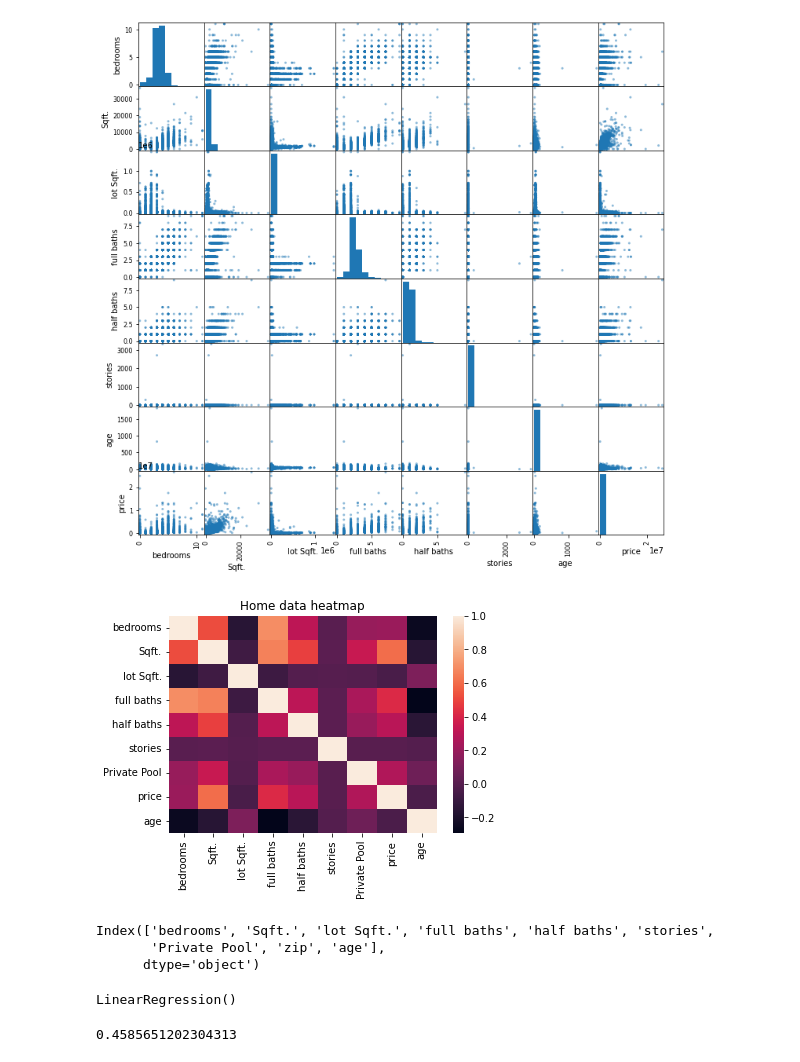
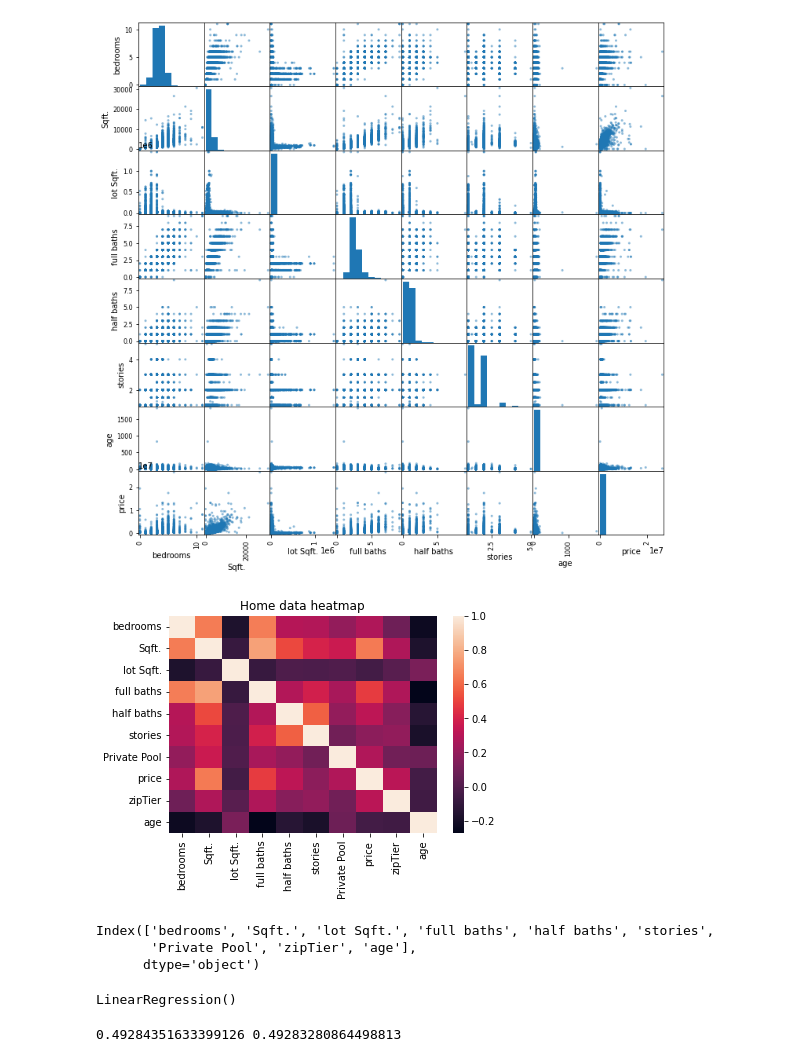
Before and after one commit to cgholt/data_portfolio, a Jupyter notebook: realestate_ml/models/lin_reg.ipynb, the cells around one changed output. Drawn from its saved outputs; the diff is of its cells as text; code cells hidden in the pictures.

```diff
--- a/realestate_ml/models/lin_reg.ipynb
+++ b/realestate_ml/models/lin_reg.ipynb
@@ -13,7 +13,7 @@ import pandas as pd
 import seaborn as sns
 import sklearn
 # %%
-data = pd.read_csv('C:\\Users\\corey\\Desktop\\git\\portfolio\\data_portfolio\\realestate_ml\\data\\houston_houses.csv')
+data = pd.read_csv('C:\\Users\\corey\\Desktop\\git\\portfolio\\data_portfolio\\realestate_ml\\data\\houston_houses_cleaned.csv')
 data = data.drop('Unnamed: 0', axis=1)
 data.head()
 # %% [output]
@@ -81,3 +62,15 @@ memory usage: 2.2+ MB
+# %%
+def reduceZip(df, how='median', bins=5):
+    """
+    Accepts: dataframe, number of bins and which stat to groupby
+    Returns: dataframe with new column categorizing zipcodes by price
+    """
+    zipGrouped = df[['zip', 'price']].groupby(['zip']).median() if how == 'median' else df.groupby(['zip']).mean()
+    zipGrouped['zipTier'] = pd.cut(zipGrouped['price'], bins=bins, labels=False)
+    zipGrouped = zipGrouped.drop(['price'], axis=1)
+    return df.merge(zipGrouped, how='left', on='zip')
+
+data = reduceZip(data)
 # %%
 # Convert year built to "age" of home
 
@@ -94,10 +87,10 @@ data.head()
 # %%
-cat_col = ['zip', 'Private Pool']
+cat_col = ['zip', 'Private Pool', 'zipTier']
 num_col = ['bedrooms', 'Sqft.', 'lot Sqft.', 'full baths', 'half baths', 'stories', 'age', 'price']
 scatter_matrix(data[num_col], figsize=(12, 12))
 plt.show()
 # %% [output]
-[figure, old version]
+[figure, new version]
 # %%
 corr = data.corr()
 
@@ -106,14 +99,14 @@ sns.heatmap(corr,
         yticklabels=corr.columns).set_title('Home data heatmap')
 plt.show()
 # %% [output]
-[figure, old version]
+[figure, new version]
 # %%
-X = data.drop('price', axis=1)
+X = data.drop(['price', 'zip'], axis=1)
 y = data['price']
 X_train, X_test, y_train, y_test = train_test_split(X, y, test_size=0.2, random_state=42)
 print(X.columns)
 # %% [output]
 Index(['bedrooms', 'Sqft.', 'lot Sqft.', 'full baths', 'half baths', 'stories',
-       'Private Pool', 'zip', 'age'],
+       'Private Pool', 'zipTier', 'age'],
       dtype='object')
 # %%
@@ -136,11 +147,9 @@ lin_reg.fit(X_train_prepared, y_train)
 # %% [output]
 LinearRegression()
-# %%
-X_test_prepared = full_pipeline.transform(X_test)
-
-lin_reg.score(X_test_prepared, y_test)
-# %% [output]
-0.4585651202304313
+# %%
+print(lin_reg.score(X_train_prep, y_train), lin_reg_dropped_first.score(X_train_prep_dropped_first, y_train))
+# %% [output]
+0.49284351633399126 0.49283280864498813
 # %%
 from sklearn.model_selection import GridSearchCV
 from sklearn.linear_model import Ridge
```
Also changed, not shown: parts of 16 cells of this notebook, 5 other files.
